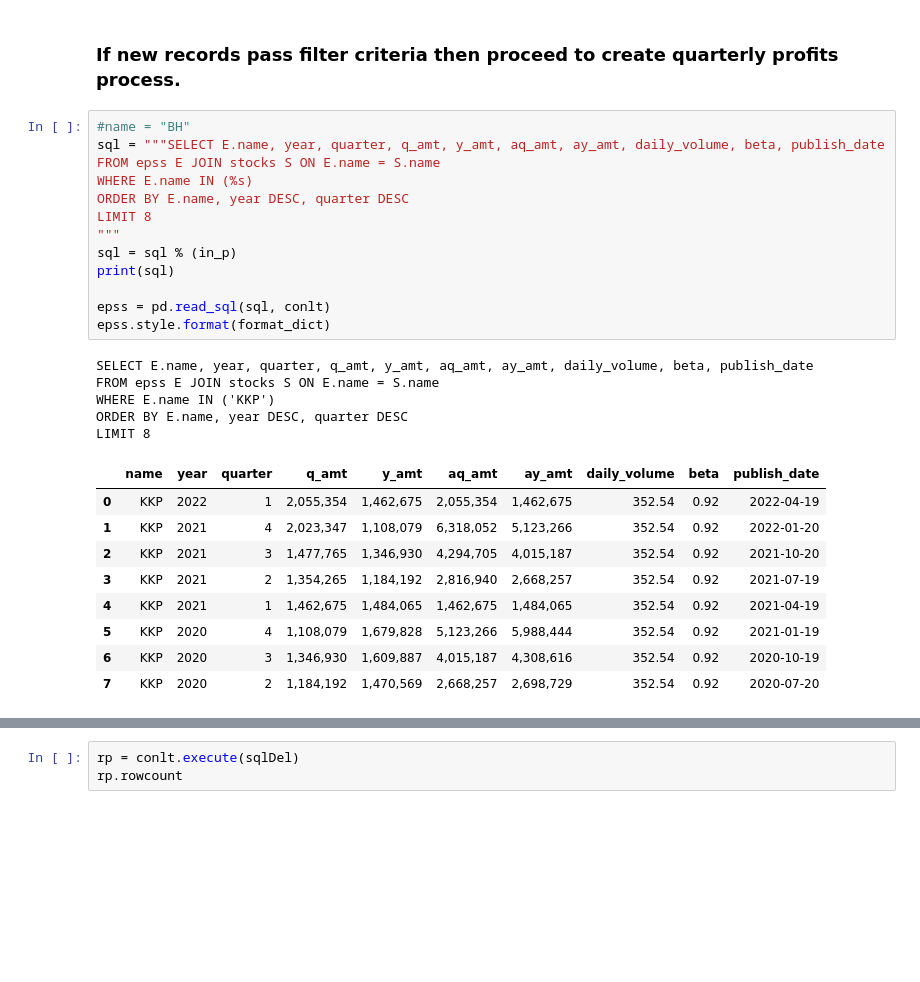
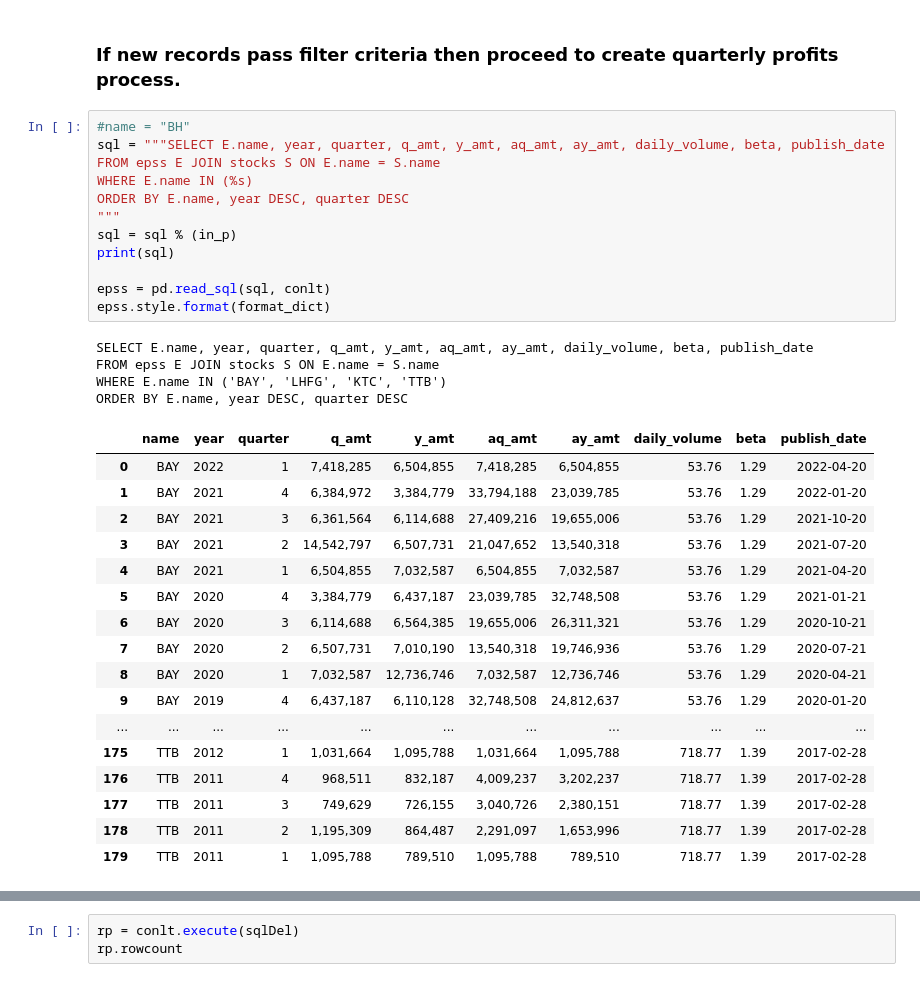
Before and after one commit to santimcs/A8, a Jupyter notebook: Quarterly/110-EPS Q1.ipynb, the cells around one changed output, grey strips where cells are left out. Drawn from its saved outputs; the diff is of its cells as text; blank space fills up the shorter version.

```diff
--- a/Quarterly/110-EPS Q1.ipynb
+++ b/Quarterly/110-EPS Q1.ipynb
@@ -122,31 +138,37 @@ in_p
 # %%
 #name = "BH"
 sql = """SELECT E.name, year, quarter, q_amt, y_amt, aq_amt, ay_amt, daily_volume, beta, publish_date
 FROM epss E JOIN stocks S ON E.name = S.name
 WHERE E.name IN (%s)
 ORDER BY E.name, year DESC, quarter DESC
-LIMIT 8
 """
 sql = sql % (in_p)
 print(sql)
 
 epss = pd.read_sql(sql, conlt)
 epss.style.format(format_dict)
 # %% [output]
 SELECT E.name, year, quarter, q_amt, y_amt, aq_amt, ay_amt, daily_volume, beta, publish_date
 FROM epss E JOIN stocks S ON E.name = S.name
-WHERE E.name IN ('KKP')
+WHERE E.name IN ('BAY', 'LHFG', 'KTC', 'TTB')
 ORDER BY E.name, year DESC, quarter DESC
-LIMIT 8
 |  | name | year | quarter | q_amt | y_amt | aq_amt | ay_amt | daily_volume | beta | publish_date |
-| 0 | KKP | 2022 | 1 | 2,055,354 | 1,462,675 | 2,055,354 | 1,462,675 | 352.54 | 0.92 | 2022-04-19 |
-| 1 | KKP | 2021 | 4 | 2,023,347 | 1,108,079 | 6,318,052 | 5,123,266 | 352.54 | 0.92 | 2022-01-20 |
-| 2 | KKP | 2021 | 3 | 1,477,765 | 1,346,930 | 4,294,705 | 4,015,187 | 352.54 | 0.92 | 2021-10-20 |
-| 3 | KKP | 2021 | 2 | 1,354,265 | 1,184,192 | 2,816,940 | 2,668,257 | 352.54 | 0.92 | 2021-07-19 |
-| 4 | KKP | 2021 | 1 | 1,462,675 | 1,484,065 | 1,462,675 | 1,484,065 | 352.54 | 0.92 | 2021-04-19 |
-| 5 | KKP | 2020 | 4 | 1,108,079 | 1,679,828 | 5,123,266 | 5,988,444 | 352.54 | 0.92 | 2021-01-19 |
-| 6 | KKP | 2020 | 3 | 1,346,930 | 1,609,887 | 4,015,187 | 4,308,616 | 352.54 | 0.92 | 2020-10-19 |
-| 7 | KKP | 2020 | 2 | 1,184,192 | 1,470,569 | 2,668,257 | 2,698,729 | 352.54 | 0.92 | 2020-07-20 |
+| 0 | BAY | 2022 | 1 | 7,418,285 | 6,504,855 | 7,418,285 | 6,504,855 | 53.76 | 1.29 | 2022-04-20 |
+| 1 | BAY | 2021 | 4 | 6,384,972 | 3,384,779 | 33,794,188 | 23,039,785 | 53.76 | 1.29 | 2022-01-20 |
+| 2 | BAY | 2021 | 3 | 6,361,564 | 6,114,688 | 27,409,216 | 19,655,006 | 53.76 | 1.29 | 2021-10-20 |
+| 3 | BAY | 2021 | 2 | 14,542,797 | 6,507,731 | 21,047,652 | 13,540,318 | 53.76 | 1.29 | 2021-07-20 |
+| 4 | BAY | 2021 | 1 | 6,504,855 | 7,032,587 | 6,504,855 | 7,032,587 | 53.76 | 1.29 | 2021-04-20 |
+| 5 | BAY | 2020 | 4 | 3,384,779 | 6,437,187 | 23,039,785 | 32,748,508 | 53.76 | 1.29 | 2021-01-21 |
+| 6 | BAY | 2020 | 3 | 6,114,688 | 6,564,385 | 19,655,006 | 26,311,321 | 53.76 | 1.29 | 2020-10-21 |
+| 7 | BAY | 2020 | 2 | 6,507,731 | 7,010,190 | 13,540,318 | 19,746,936 | 53.76 | 1.29 | 2020-07-21 |
+| 8 | BAY | 2020 | 1 | 7,032,587 | 12,736,746 | 7,032,587 | 12,736,746 | 53.76 | 1.29 | 2020-04-21 |
+| 9 | BAY | 2019 | 4 | 6,437,187 | 6,110,128 | 32,748,508 | 24,812,637 | 53.76 | 1.29 | 2020-01-20 |
+| ... | ... | ... | ... | ... | ... | ... | ... | ... | ... | ... |
+| 175 | TTB | 2012 | 1 | 1,031,664 | 1,095,788 | 1,031,664 | 1,095,788 | 718.77 | 1.39 | 2017-02-28 |
+| 176 | TTB | 2011 | 4 | 968,511 | 832,187 | 4,009,237 | 3,202,237 | 718.77 | 1.39 | 2017-02-28 |
+| 177 | TTB | 2011 | 3 | 749,629 | 726,155 | 3,040,726 | 2,380,151 | 718.77 | 1.39 | 2017-02-28 |
+| 178 | TTB | 2011 | 2 | 1,195,309 | 864,487 | 2,291,097 | 1,653,996 | 718.77 | 1.39 | 2017-02-28 |
+| 179 | TTB | 2011 | 1 | 1,095,788 | 789,510 | 1,095,788 | 789,510 | 718.77 | 1.39 | 2017-02-28 |
 # %%
 sqlDel = '''
 DELETE FROM profits
```
Also changed, not shown: parts of 15 cells of this notebook, 35 other files.
